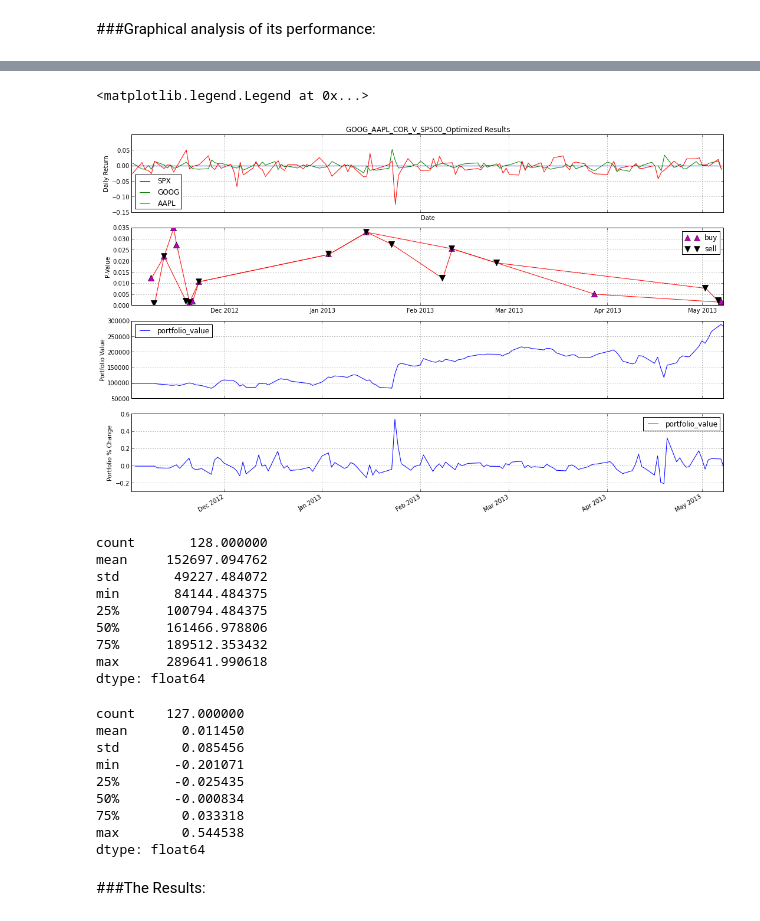
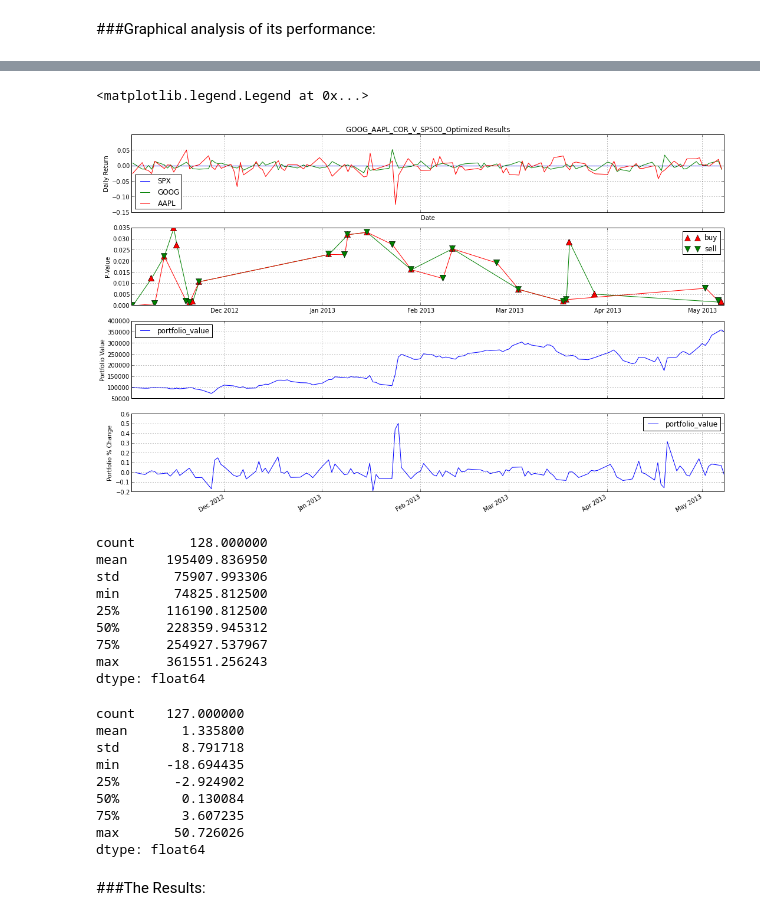
Before and after one commit to agconti/trading, a Jupyter notebook: GOOG V. AAPL Correlation Arb.ipynb, the cells around one changed output, grey strips where cells are left out. Cells and saved outputs as stored; diff of their text form; code cells hidden in the pictures.

Commit message:
Updated narrative, plotting, and algos

```diff
--- a/GOOG V. AAPL Correlation Arb.ipynb
+++ b/GOOG V. AAPL Correlation Arb.ipynb
@@ -447,6 +444,7 @@ class GOOG_AAPL_COR_V_SP500_Optimized(TradingAlgorithm): # inherit from TradingA
     An algorithm designed to exploit the correlation in the movement of Apple's and
     Google's common stock.
     """
+    # need to add notional tollerances
     def initialize(self):
         self.AUM = 1000000
         self.pricea = 0
@@ -471,32 +469,32 @@ class GOOG_AAPL_COR_V_SP500_Optimized(TradingAlgorithm): # inherit from TradingA
         self.priceg = data.GOOG.price
         self.pricespx = data.SPX.price
 
-        self.trade_size_aapl = round(((self.AUM * .75) / float(self.pricea)))
-        self.trade_size_goog = round(((self.AUM * .75) / float(self.priceg)))
+        self.trade_size_aapl = round(((self.AUM * 0.75) / float(self.pricea)))
+        self.trade_size_goog = round(((self.AUM * 0.75) / float(self.priceg)))
 
         # find percent change and substract movements from SPX
         aapl_mov, goog_mov = self.spx_normalize(data, self.pricea, self.priceg, self.pricespx, self.pricealag, self.priceglag, self.pricespxlag)
 
         corr, pval = self.correlation(data, self.pricea, self.priceg)
-        print 'Pearson Correlation: ' + str(corr)
+        print str(data.AAPL.datetime) + ' Pearson Correlation: ' + str(corr)
 
         #notional = self.portfolio.positions[data.AAPL].amount * pricea
         #notional = notional + self.portfolio.positions[data.GOOG].amount * priceg
 
-        if goog_mov < 0 and corr > self.corr_tolerance:
+        if goog_mov < 0 and np.abs(corr) > self.corr_tolerance:
             self.order('AAPL',-(self.trade_size_aapl))
             self.sell_orders.append((data.AAPL.datetime, pval))
             print "{dt}: Selling {ts} AAPL shares.".format(dt = data.AAPL.datetime, ts = self.trade_size_aapl)
-        elif goog_mov > 0 and corr > self.corr_tolerance:
+        elif goog_mov > 0 and np.abs(corr) > self.corr_tolerance:
             self.order('AAPL',(self.trade_size_aapl))
             self.buy_orders.append((data.AAPL.datetime, pval))
             print "{dt}: Buying {ts} AAPL shares.".format(dt = data.AAPL.datetime, ts = self.trade_size_aapl)
 
-        if aapl_mov < 0 and  corr > self.corr_tolerance:
+        if aapl_mov < 0 and  np.abs(corr) > self.corr_tolerance:
             self.order('GOOG',-(self.trade_size_goog))
             self.sell_orders.append((data.GOOG.datetime, pval))
             print "{dt}: Selling {ts} GOOG shares.".format(dt = data.GOOG.datetime, ts = self.trade_size_goog)
-        elif aapl_mov > 0 and corr > self.corr_tolerance:
+        elif aapl_mov > 0 and np.abs(corr) > self.corr_tolerance:
             self.order('GOOG', self.trade_size_goog)
             self.buy_orders.append((data.GOOG.datetime, pval))
             print "{dt}: Buying {ts} GOOG shares.".format(dt = data.GOOG.datetime, ts = self.trade_size_goog)
@@ -569,60 +560,60 @@ ax1 = plt.subplot(411)
 (data.GOOG.pct_change() - data.SPX.pct_change()).plot(label='GOOG')
 (data.AAPL.pct_change() - data.SPX.pct_change()).plot(label='AAPL')
 plt.ylabel("Daily Return")
 legend(loc='best')
 plt.title("Adj Closing Prices adjusted for S&P movements")
 plt.setp(ax2.get_xticklabels(), visible=False)
 
 GOOG_AAPL_COR_V_SP500_Optimized.buy_orders = np.asarray(GOOG_AAPL_COR_V_SP500_Optimized.buy_orders)
 GOOG_AAPL_COR_V_SP500_Optimized.sell_orders = np.asarray(GOOG_AAPL_COR_V_SP500_Optimized.sell_orders)
 plt.title("GOOG_AAPL_COR_V_SP500_Optimized Results")
 
 ax2 = plt.subplot(412, sharex=ax1)
-plt.plot(GOOG_AAPL_COR_V_SP500_Optimized.buy_orders[:,0], GOOG_AAPL_COR_V_SP500_Optimized.buy_orders[:,1], color = 'r')
+plt.plot(GOOG_AAPL_COR_V_SP500_Optimized.buy_orders[:,0], GOOG_AAPL_COR_V_SP500_Optimized.buy_orders[:,1], color = 'g')
 plt.plot(GOOG_AAPL_COR_V_SP500_Optimized.sell_orders[:,0], GOOG_AAPL_COR_V_SP500_Optimized.sell_orders[:,1], color = 'r')
-plt.plot(GOOG_AAPL_COR_V_SP500_Optimized.buy_orders[:,0], GOOG_AAPL_COR_V_SP500_Optimized.buy_orders[:,1], '^', c='m', markersize=10, label='buy')
-plt.plot(GOOG_AAPL_COR_V_SP500_Optimized.sell_orders[:,0], GOOG_AAPL_COR_V_SP500_Optimized.sell_orders[:,1], 'v', c='k', markersize=10, label='sell')
+plt.plot(GOOG_AAPL_COR_V_SP500_Optimized.buy_orders[:,0], GOOG_AAPL_COR_V_SP500_Optimized.buy_orders[:,1], '^', c='r', markersize=10, label='buy')
+plt.plot(GOOG_AAPL_COR_V_SP500_Optimized.sell_orders[:,0], GOOG_AAPL_COR_V_SP500_Optimized.sell_orders[:,1], 'v', c='g', markersize=10, label='sell')
 plt.ylabel('P-Value')
 plt.grid(b=True)
 plt.setp(ax1.get_xticklabels(), visible=False)
 plt.legend()
 
 ax3 = plt.subplot(413, sharex=ax1)
 results_GOOG_AAPL_COR_V_SP500_Optimized.portfolio_value.plot()
 plt.setp(ax3.get_xticklabels(), visible=False)
 plt.ylabel('Portfolio Value')
 plt.legend(loc='best')
 
 ax4 = plt.subplot(414, sharex=ax1)
 results_GOOG_AAPL_COR_V_SP500_Optimized.portfolio_value.pct_change().plot()
 plt.ylabel('Portfolio % Change')
 plt.legend()
 # %% [output]
 <matplotlib.legend.Legend at 0x...>
-[figure, old version]
+[figure, new version]
 # %%
 results_GOOG_AAPL_COR_V_SP500_Optimized.portfolio_value.describe()
 # %% [output]
 count       128.000000
-mean     152697.094762
-std       49227.484072
-min       84144.484375
-25%      100794.484375
-50%      161466.978806
-75%      189512.353432
-max      289641.990618
+mean     195409.836950
+std       75907.993306
+min       74825.812500
+25%      116190.812500
+50%      228359.945312
+75%      254927.537967
+max      361551.256243
 dtype: float64
 # %%
-results_GOOG_AAPL_COR_V_SP500_Optimized.portfolio_value.pct_change().describe()
+results_GOOG_AAPL_COR_V_SP500_Optimized.portfolio_value.pct_change().apply(lambda x: x * 100).describe()
 # %% [output]
 count    127.000000
-mean       0.011450
-std        0.085456
-min       -0.201071
-25%       -0.025435
-50%       -0.000834
-75%        0.033318
-max        0.544538
+mean       1.335800
+std        8.791718
+min      -18.694435
+25%       -2.924902
+50%        0.130084
+75%        3.607235
+max       50.726026
 dtype: float64
 # %% [markdown]
 ###The Results:
```
Also changed, not shown: parts of 26 cells of this notebook.
